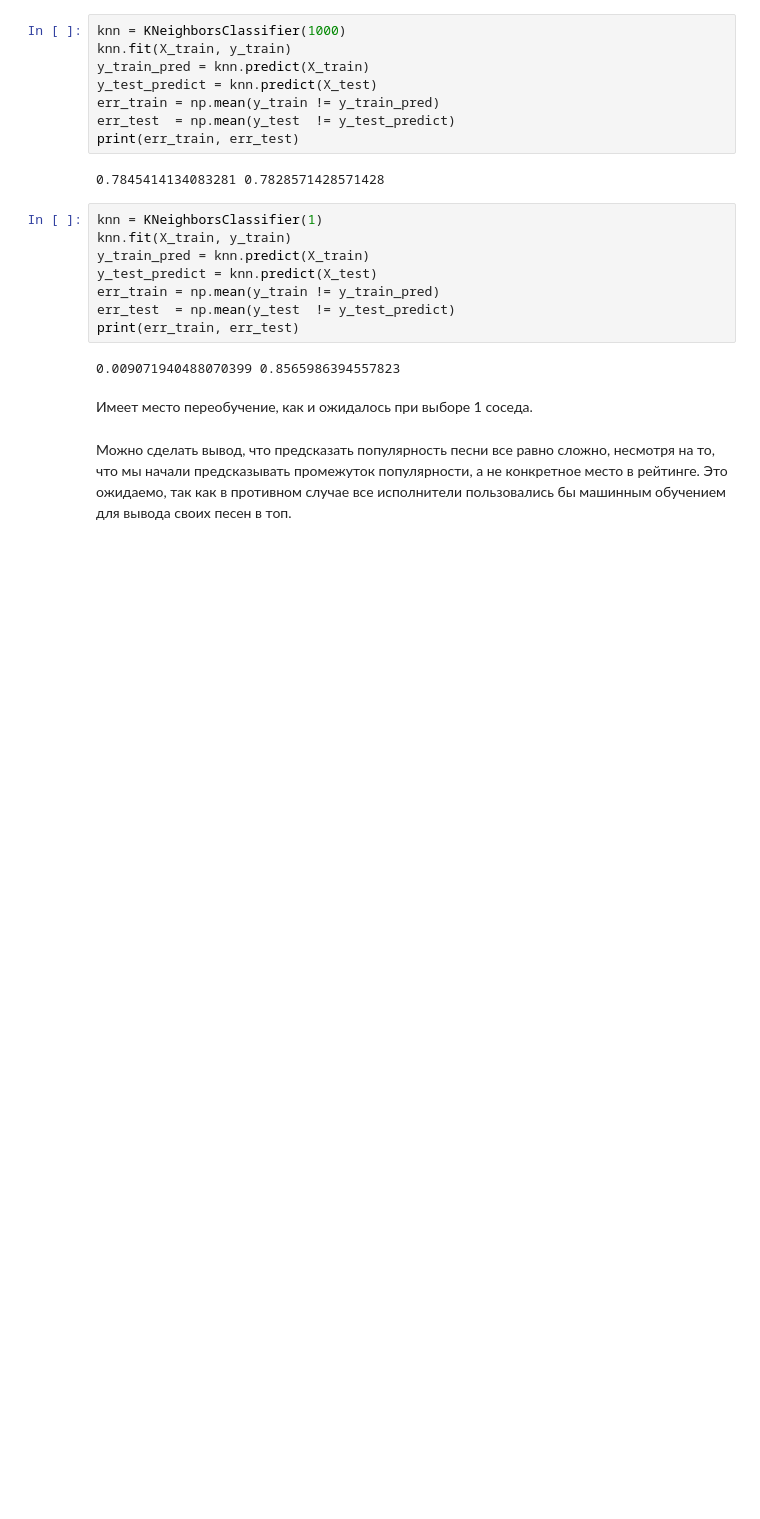
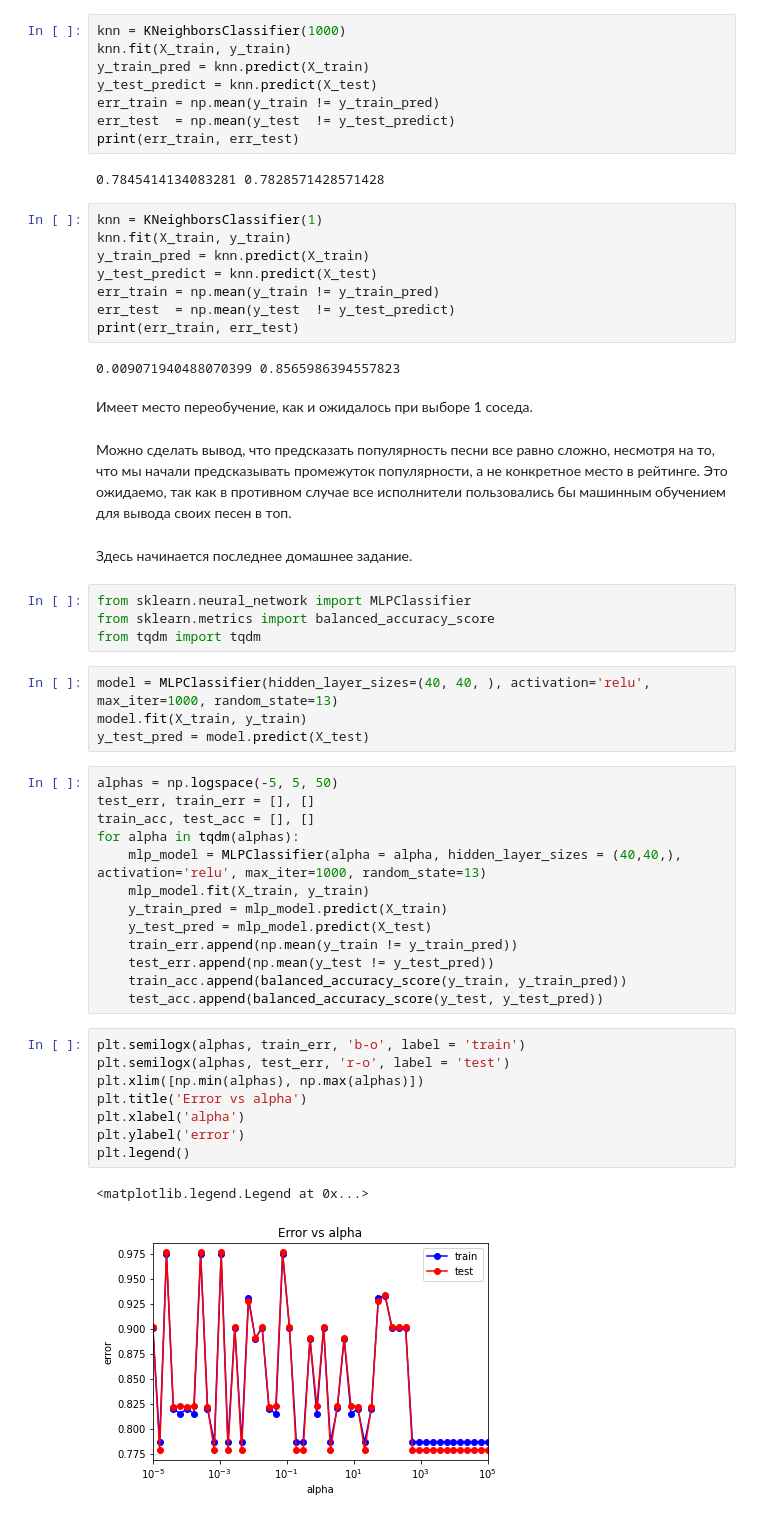
Before and after one commit to nastyalabs/machlearn, a Jupyter notebook: Домашнее_задание_№1.ipynb, the cells around one changed output. Saved outputs shown, nothing was run; the diff lists cells and outputs as text; blank space fills up the shorter version.

```diff
--- a/Домашнее_задание_№1.ipynb
+++ b/Домашнее_задание_№1.ipynb
@@ -339,3 +321,37 @@ print(err_train, err_test)
 Имеет место переобучение, как и ожидалось при выборе 1 соседа.
 # %% [markdown]
 Можно сделать вывод, что предсказать популярность песни все равно сложно, несмотря на то, что мы начали предсказывать промежуток популярности, а не конкретное место в рейтинге. Это ожидаемо, так как в противном случае все исполнители пользовались бы машинным обучением для вывода своих песен в топ.
+# %% [markdown]
+Здесь начинается последнее домашнее задание.
+# %%
+from sklearn.neural_network import MLPClassifier
+from sklearn.metrics import balanced_accuracy_score
+from tqdm import tqdm
+# %%
+model = MLPClassifier(hidden_layer_sizes=(40, 40, ), activation='relu', max_iter=1000, random_state=13)
+model.fit(X_train, y_train)
+y_test_pred = model.predict(X_test)
+# %%
+alphas = np.logspace(-5, 5, 50)
+test_err, train_err = [], []
+train_acc, test_acc = [], []
+for alpha in tqdm(alphas):
+    mlp_model = MLPClassifier(alpha = alpha, hidden_layer_sizes = (40,40,), activation='relu', max_iter=1000, random_state=13)
+    mlp_model.fit(X_train, y_train)
+    y_train_pred = mlp_model.predict(X_train)
+    y_test_pred = mlp_model.predict(X_test)
+    train_err.append(np.mean(y_train != y_train_pred))
+    test_err.append(np.mean(y_test != y_test_pred))
+    train_acc.append(balanced_accuracy_score(y_train, y_train_pred))
+    test_acc.append(balanced_accuracy_score(y_test, y_test_pred))
+# %%
+plt.semilogx(alphas, train_err, 'b-o', label = 'train')
+plt.semilogx(alphas, test_err, 'r-o', label = 'test')
+plt.xlim([np.min(alphas), np.max(alphas)])
+plt.title('Error vs alpha')
+plt.xlabel('alpha')
+plt.ylabel('error')
+plt.legend()
+# %% [output]
+<matplotlib.legend.Legend at 0x...>
+[figure, added]
```
Also changed, not shown: parts of 7 cells of this notebook.
